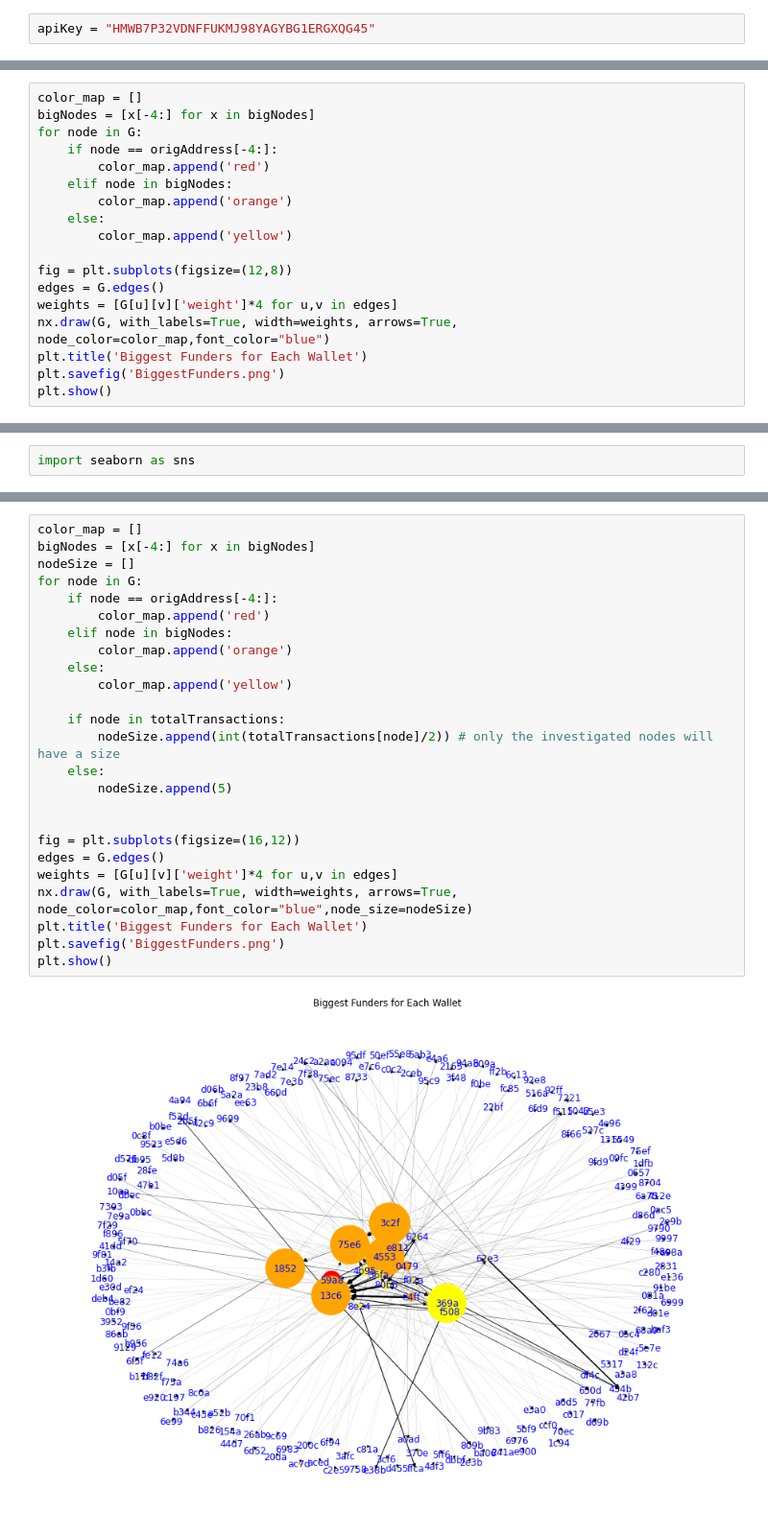
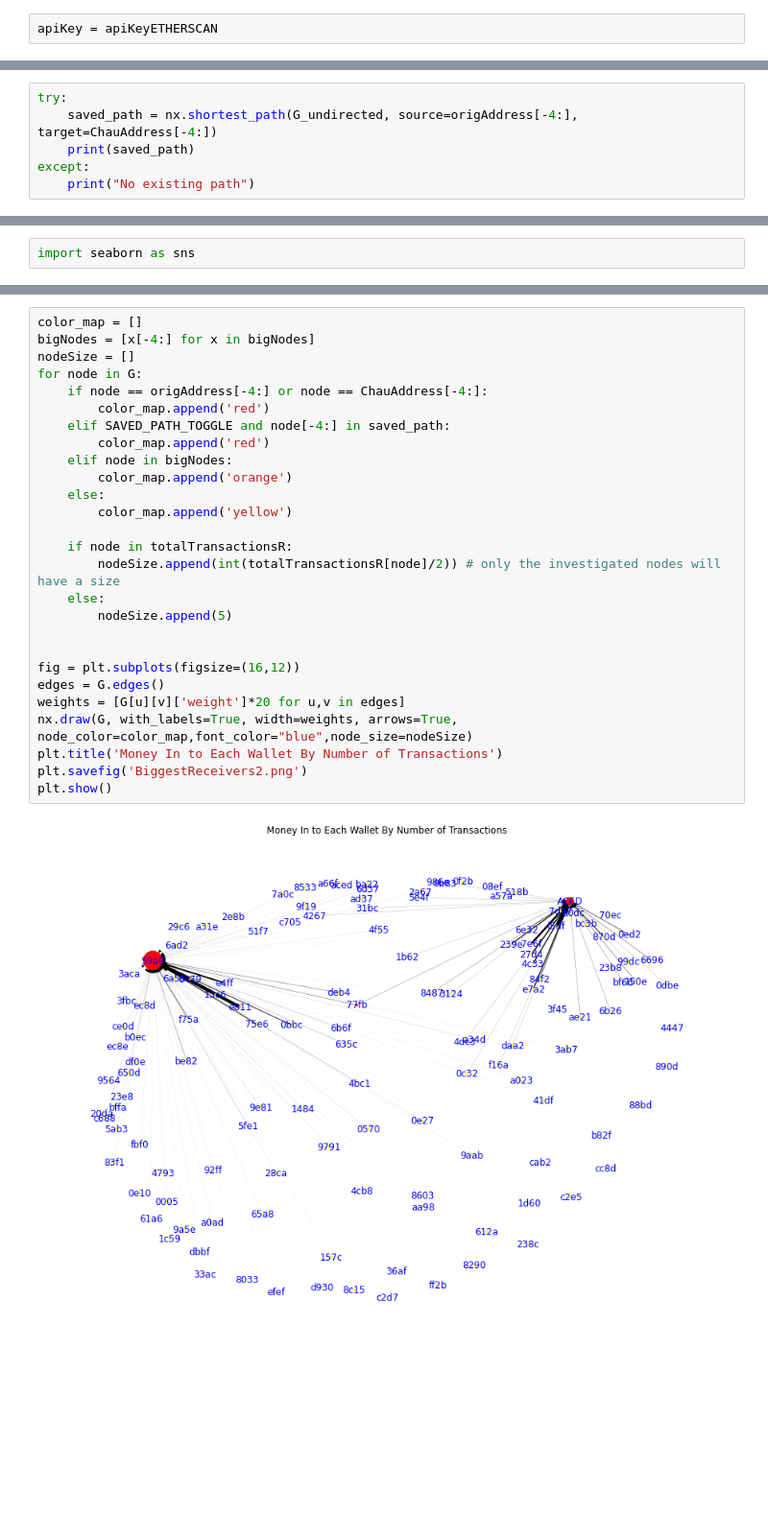
Before and after one commit to elisawarner/GASO_NetworkAnalysis, a Jupyter notebook: walletTrace.ipynb, the cells around one changed output, grey strips where cells are left out. Shown: that part at 96% size. Drawn from its saved outputs; the diff is of its cells as text; blank space fills up the shorter version.

Commit message:
updated walletTrace

```diff
--- a/walletTrace.ipynb
+++ b/walletTrace.ipynb
@@ -133,6 +116,6 @@ def search_google_scholar(search_term, params_d = {}):
 ######################## END CACHING #############################################
 # %%
-apiKey = "HMWB7P32VDNFFUKMJ98YAGYBG1ERGXQG45"
+apiKey = apiKeyETHERSCAN
 # %%
 def RequestWalletAddress(address):
     #contractAddress = '0x9f8f72aa9304c8b593d555f12ef6589cc3a579a2'
@@ -198,21 +288,3 @@ for iter in range(10): # go in 5 levels
     for address in addressList:
         if address in maxAddress:
             addressList.pop(addressList.index(address))
-# %%
-color_map = []
-bigNodes = [x[-4:] for x in bigNodes]
-for node in G:
-    if node == origAddress[-4:]:
-        color_map.append('red')
-    elif node in bigNodes:
-        color_map.append('orange')
-    else:
-        color_map.append('yellow')
-
-fig = plt.subplots(figsize=(12,8))
-edges = G.edges()
-weights = [G[u][v]['weight']*4 for u,v in edges]
-nx.draw(G, with_labels=True, width=weights, arrows=True, node_color=color_map,font_color="blue")
-plt.title('Biggest Funders for Each Wallet')
-plt.savefig('BiggestFunders.png')
-plt.show()
@@ -220,0 +291,6 @@ plt.show()
+# %%
+try:
+    saved_path = nx.shortest_path(G_undirected, source=origAddress[-4:], target=ChauAddress[-4:])
+    print(saved_path)
+except:
+    print("No existing path")
@@ -259,27 +365,29 @@ import seaborn as sns
 # %%
 color_map = []
 bigNodes = [x[-4:] for x in bigNodes]
 nodeSize = []
 for node in G:
-    if node == origAddress[-4:]:
+    if node == origAddress[-4:] or node == ChauAddress[-4:]:
+        color_map.append('red')
+    elif SAVED_PATH_TOGGLE and node[-4:] in saved_path:
         color_map.append('red')
     elif node in bigNodes:
         color_map.append('orange')
     else:
         color_map.append('yellow')
 
-    if node in totalTransactions:
-        nodeSize.append(int(totalTransactions[node]/2)) # only the investigated nodes will have a size
+    if node in totalTransactionsR:
+        nodeSize.append(int(totalTransactionsR[node]/2)) # only the investigated nodes will have a size
     else:
         nodeSize.append(5)
 
 
 fig = plt.subplots(figsize=(16,12))
 edges = G.edges()
-weights = [G[u][v]['weight']*4 for u,v in edges]
+weights = [G[u][v]['weight']*20 for u,v in edges]
 nx.draw(G, with_labels=True, width=weights, arrows=True, node_color=color_map,font_color="blue",node_size=nodeSize)
-plt.title('Biggest Funders for Each Wallet')
-plt.savefig('BiggestFunders.png')
+plt.title('Money In to Each Wallet By Number of Transactions')
+plt.savefig('BiggestReceivers2.png')
 plt.show()
 # %% [output]
-[figure, old version]
+[figure, new version]
```
Also changed, not shown: parts of 19 cells of this notebook, 4 other files.
